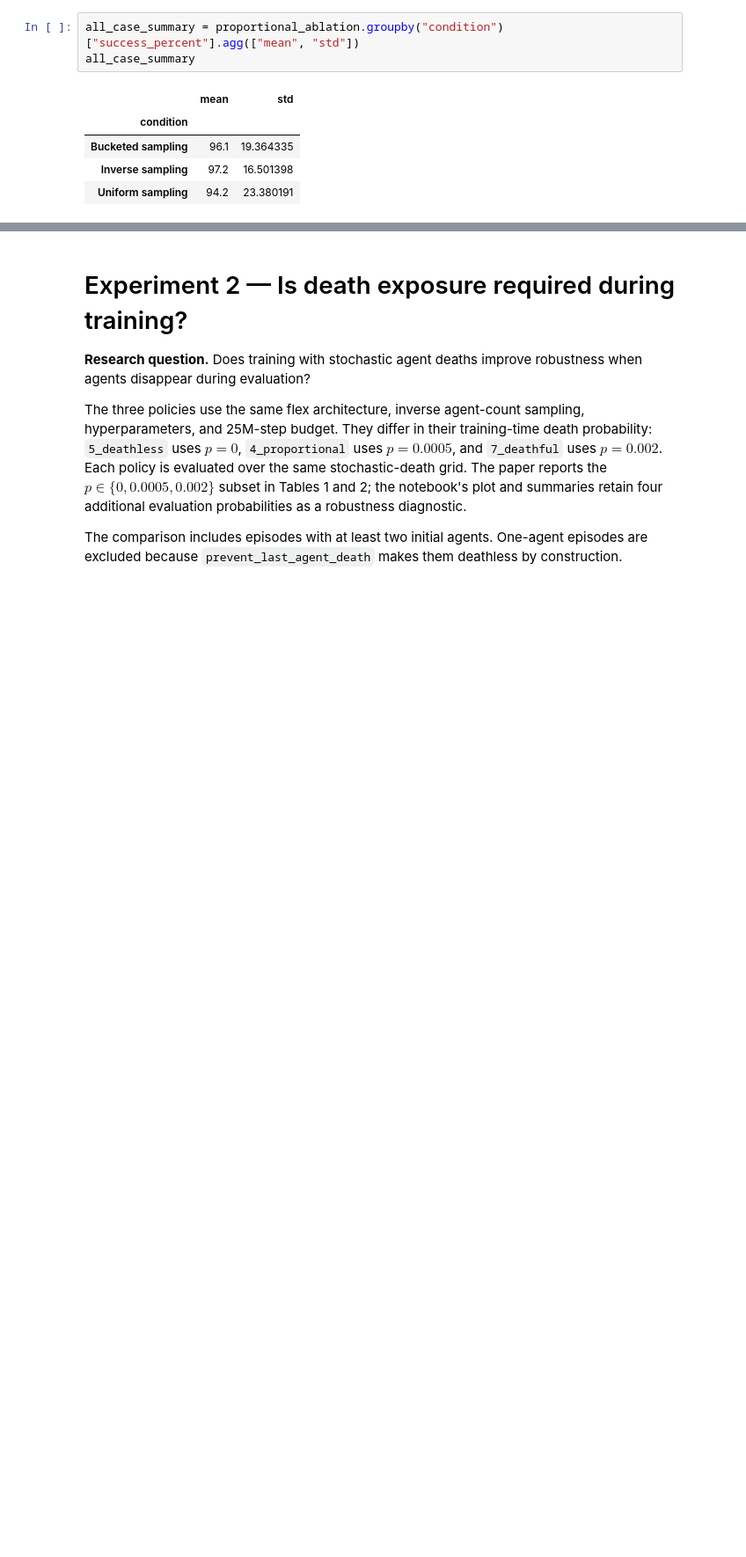
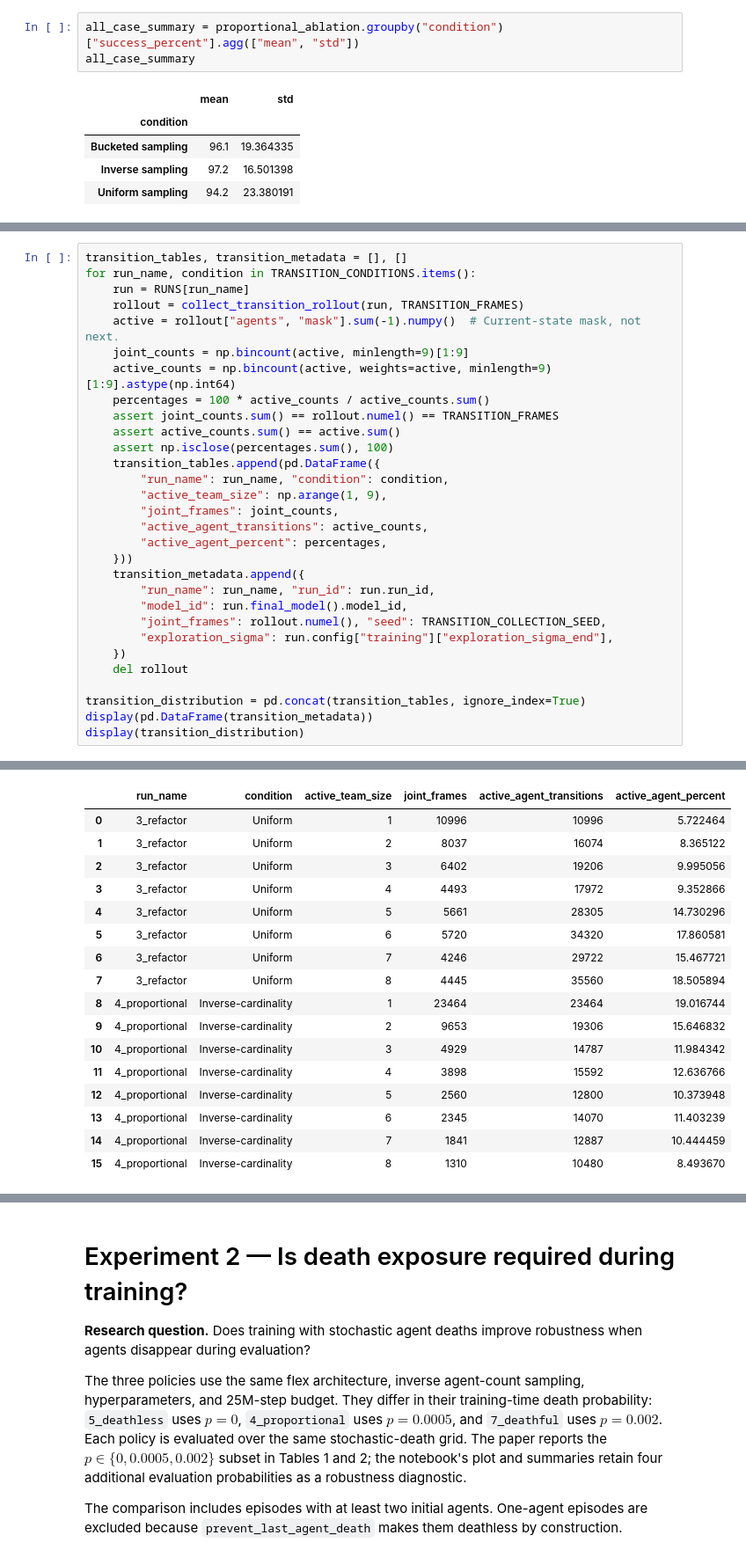
Before and after one commit to Project-GrADyS/distributed-rl, a Jupyter notebook: projects/data-harvesting/analysis/ras_2026.ipynb, the cells around one changed output, grey strips where cells are left out. Shown at 88% size. Cells and saved outputs as stored; diff of their text form; blank space fills up the shorter version.

```diff
--- a/projects/data-harvesting/analysis/ras_2026.ipynb
+++ b/projects/data-harvesting/analysis/ras_2026.ipynb
@@ -128,0 +166,31 @@ all_case_summary
+# %%
+transition_tables, transition_metadata = [], []
+for run_name, condition in TRANSITION_CONDITIONS.items():
+    run = RUNS[run_name]
+    rollout = collect_transition_rollout(run, TRANSITION_FRAMES)
+    active = rollout["agents", "mask"].sum(-1).numpy()  # Current-state mask, not next.
+    joint_counts = np.bincount(active, minlength=9)[1:9]
+    active_counts = np.bincount(active, weights=active, minlength=9)[1:9].astype(np.int64)
+    percentages = 100 * active_counts / active_counts.sum()
+    assert joint_counts.sum() == rollout.numel() == TRANSITION_FRAMES
+    assert active_counts.sum() == active.sum()
+    assert np.isclose(percentages.sum(), 100)
+    transition_tables.append(pd.DataFrame({
+        "run_name": run_name, "condition": condition,
+        "active_team_size": np.arange(1, 9),
+        "joint_frames": joint_counts,
+        "active_agent_transitions": active_counts,
+        "active_agent_percent": percentages,
+    }))
+    transition_metadata.append({
+        "run_name": run_name, "run_id": run.run_id,
+        "model_id": run.final_model().model_id,
+        "joint_frames": rollout.numel(), "seed": TRANSITION_COLLECTION_SEED,
+        "exploration_sigma": run.config["training"]["exploration_sigma_end"],
+    })
+    del rollout
+
+transition_distribution = pd.concat(transition_tables, ignore_index=True)
+display(pd.DataFrame(transition_metadata))
+display(transition_distribution)
+# %% [output]
@@ -128,0 +200,17 @@ all_case_summary
+|  | run_name | condition | active_team_size | joint_frames | active_agent_transitions | active_agent_percent |
+| 0 | 3_refactor | Uniform | 1 | 10996 | 10996 | 5.722464 |
+| 1 | 3_refactor | Uniform | 2 | 8037 | 16074 | 8.365122 |
+| 2 | 3_refactor | Uniform | 3 | 6402 | 19206 | 9.995056 |
+| 3 | 3_refactor | Uniform | 4 | 4493 | 17972 | 9.352866 |
+| 4 | 3_refactor | Uniform | 5 | 5661 | 28305 | 14.730296 |
+| 5 | 3_refactor | Uniform | 6 | 5720 | 34320 | 17.860581 |
+| 6 | 3_refactor | Uniform | 7 | 4246 | 29722 | 15.467721 |
+| 7 | 3_refactor | Uniform | 8 | 4445 | 35560 | 18.505894 |
+| 8 | 4_proportional | Inverse-cardinality | 1 | 23464 | 23464 | 19.016744 |
+| 9 | 4_proportional | Inverse-cardinality | 2 | 9653 | 19306 | 15.646832 |
+| 10 | 4_proportional | Inverse-cardinality | 3 | 4929 | 14787 | 11.984342 |
+| 11 | 4_proportional | Inverse-cardinality | 4 | 3898 | 15592 | 12.636766 |
+| 12 | 4_proportional | Inverse-cardinality | 5 | 2560 | 12800 | 10.373948 |
+| 13 | 4_proportional | Inverse-cardinality | 6 | 2345 | 14070 | 11.403239 |
+| 14 | 4_proportional | Inverse-cardinality | 7 | 1841 | 12887 | 10.444459 |
+| 15 | 4_proportional | Inverse-cardinality | 8 | 1310 | 10480 | 8.493670 |
```
Also changed, not shown: parts of 6 cells of this notebook.
